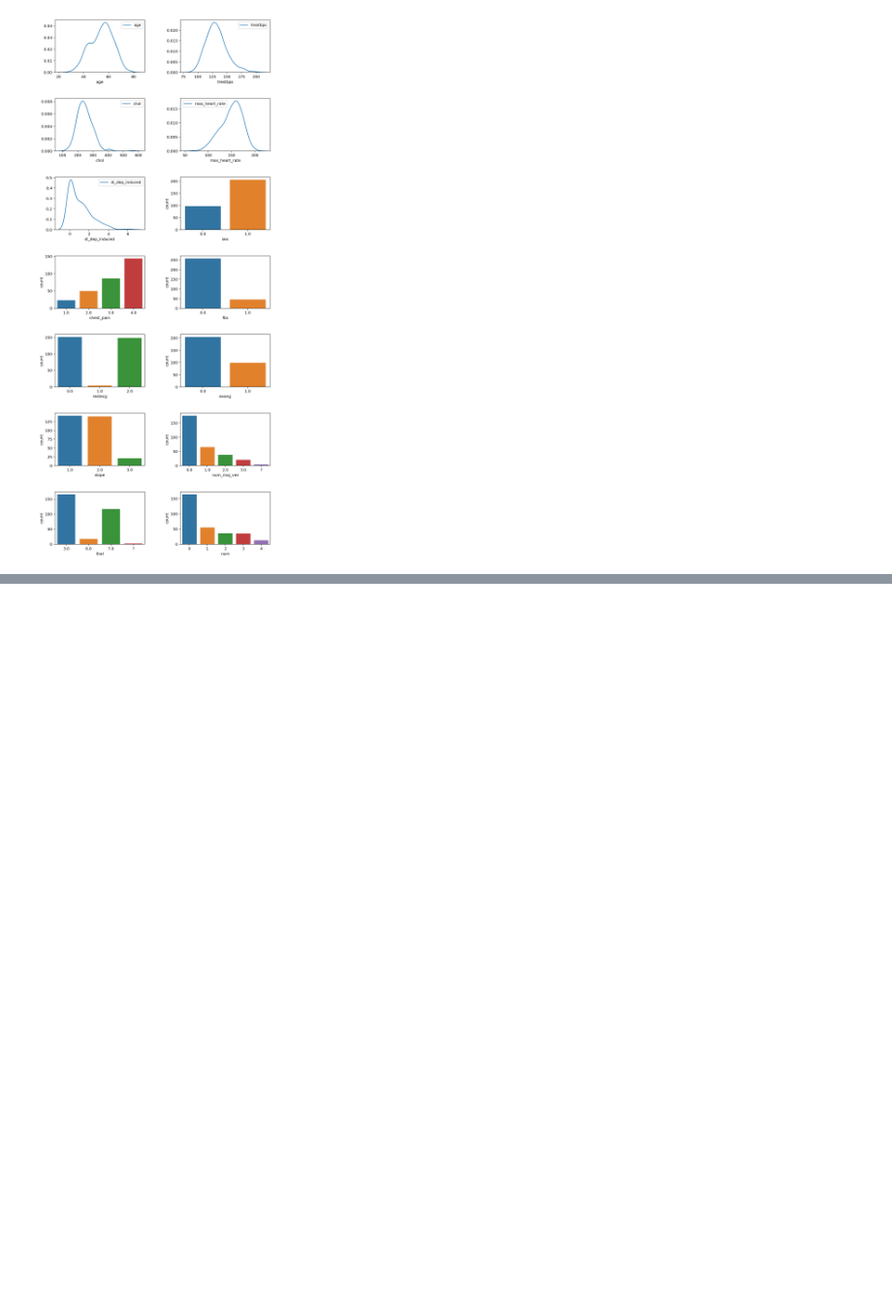
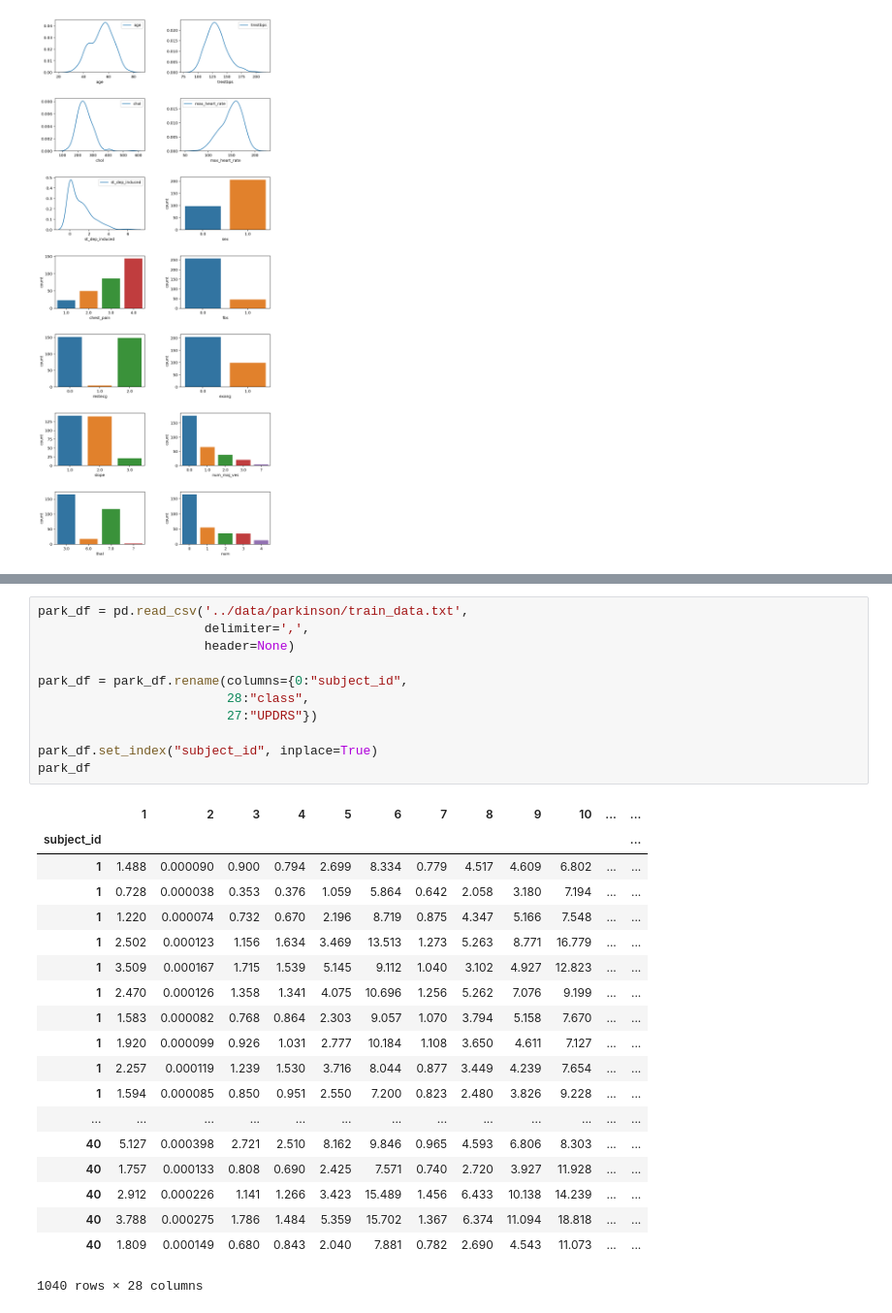
Before and after one commit to LoomisLoud/explain-ml, a Jupyter notebook: notebooks/Exploratory.ipynb, the cells around one changed output, grey strips where cells are left out. Shown: that part at 97% size. Cells and saved outputs as stored; diff of their text form; blank space fills up the shorter version.

```diff
--- a/notebooks/Exploratory.ipynb
+++ b/notebooks/Exploratory.ipynb
@@ -105,0 +161,31 @@ for i, col in enumerate(heart_df.select_dtypes(include="category").columns):
+# %%
+park_df = pd.read_csv('../data/parkinson/train_data.txt',
+                      delimiter=',',
+                      header=None)
+
+park_df = park_df.rename(columns={0:"subject_id",
+                         28:"class",
+                         27:"UPDRS"})
+
+park_df.set_index("subject_id", inplace=True)
+park_df
+# %% [output]
+|  | 1 | 2 | 3 | 4 | 5 | 6 | 7 | 8 | 9 | 10 | ... | ... |
+| subject_id |  |  |  |  |  |  |  |  |  |  |  | ... |
+| 1 | 1.488 | 0.000090 | 0.900 | 0.794 | 2.699 | 8.334 | 0.779 | 4.517 | 4.609 | 6.802 | ... | ... |
+| 1 | 0.728 | 0.000038 | 0.353 | 0.376 | 1.059 | 5.864 | 0.642 | 2.058 | 3.180 | 7.194 | ... | ... |
+| 1 | 1.220 | 0.000074 | 0.732 | 0.670 | 2.196 | 8.719 | 0.875 | 4.347 | 5.166 | 7.548 | ... | ... |
+| 1 | 2.502 | 0.000123 | 1.156 | 1.634 | 3.469 | 13.513 | 1.273 | 5.263 | 8.771 | 16.779 | ... | ... |
+| 1 | 3.509 | 0.000167 | 1.715 | 1.539 | 5.145 | 9.112 | 1.040 | 3.102 | 4.927 | 12.823 | ... | ... |
+| 1 | 2.470 | 0.000126 | 1.358 | 1.341 | 4.075 | 10.696 | 1.256 | 5.262 | 7.076 | 9.199 | ... | ... |
+| 1 | 1.583 | 0.000082 | 0.768 | 0.864 | 2.303 | 9.057 | 1.070 | 3.794 | 5.158 | 7.670 | ... | ... |
+| 1 | 1.920 | 0.000099 | 0.926 | 1.031 | 2.777 | 10.184 | 1.108 | 3.650 | 4.611 | 7.127 | ... | ... |
+| 1 | 2.257 | 0.000119 | 1.239 | 1.530 | 3.716 | 8.044 | 0.877 | 3.449 | 4.239 | 7.654 | ... | ... |
+| 1 | 1.594 | 0.000085 | 0.850 | 0.951 | 2.550 | 7.200 | 0.823 | 2.480 | 3.826 | 9.228 | ... | ... |
+| ... | ... | ... | ... | ... | ... | ... | ... | ... | ... | ... | ... | ... |
+| 40 | 5.127 | 0.000398 | 2.721 | 2.510 | 8.162 | 9.846 | 0.965 | 4.593 | 6.806 | 8.303 | ... | ... |
+| 40 | 1.757 | 0.000133 | 0.808 | 0.690 | 2.425 | 7.571 | 0.740 | 2.720 | 3.927 | 11.928 | ... | ... |
+| 40 | 2.912 | 0.000226 | 1.141 | 1.266 | 3.423 | 15.489 | 1.456 | 6.433 | 10.138 | 14.239 | ... | ... |
+| 40 | 3.788 | 0.000275 | 1.786 | 1.484 | 5.359 | 15.702 | 1.367 | 6.374 | 11.094 | 18.818 | ... | ... |
+| 40 | 1.809 | 0.000149 | 0.680 | 0.843 | 2.040 | 7.881 | 0.782 | 2.690 | 4.543 | 11.073 | ... | ... |
+1040 rows × 28 columns
```
Also changed, not shown: parts of 4 cells of this notebook, 38 other files.
